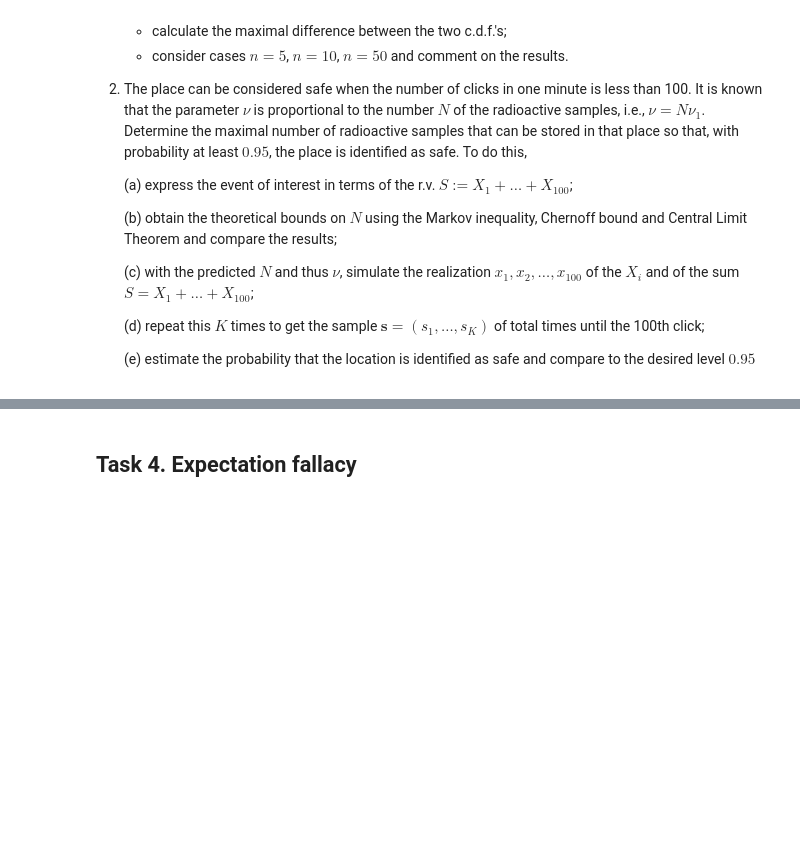
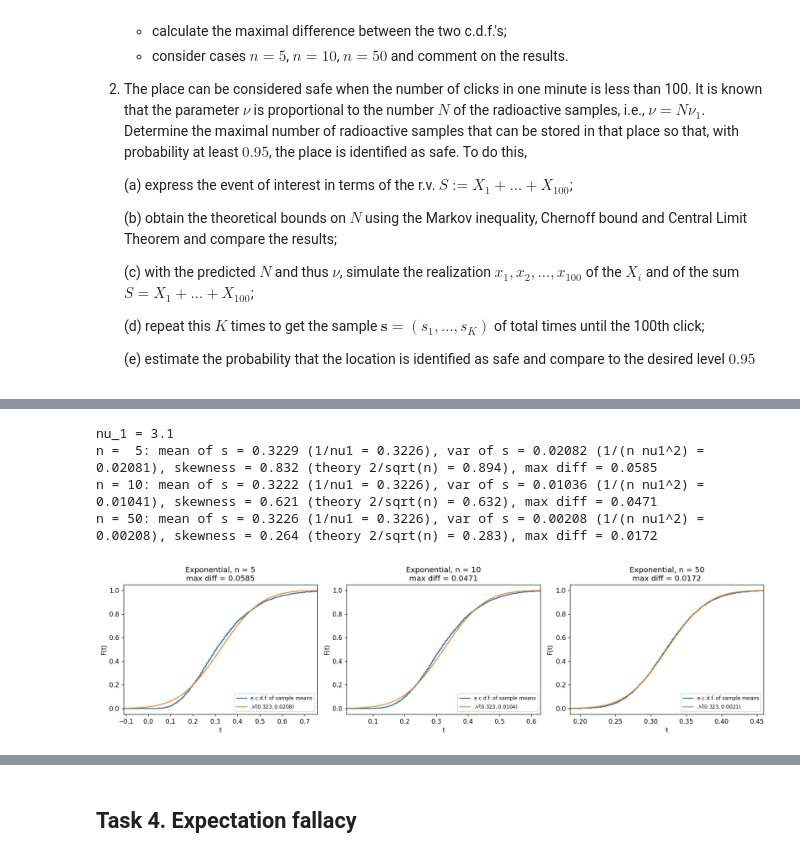
Before and after one commit to dymp1q/probabilitylabN2, a Jupyter notebook: RV-CLT-PS-Lab2.ipynb, the cells around one changed output, grey strips where cells are left out. Saved outputs shown, nothing was run; the diff lists cells and outputs as text; code cells hidden in the pictures; blank space fills up the shorter version.

```diff
--- a/RV-CLT-PS-Lab2.ipynb
+++ b/RV-CLT-PS-Lab2.ipynb
@@ -117,0 +298,20 @@ One of the devices to measure radioactivity level at a given location is the Gei
+# %%
+nu1 = team_id / 10 + 1
+print(f"nu_1 = {nu1}")
+
+fig, axes = plt.subplots(1, 3, figsize=(15, 4))
+for ax, n in zip(axes, [5, 10, 50]):
+    s_means = np.random.exponential(scale=1 / nu1, size=(K, n)).mean(axis=1)
+    m_n, sigma = 1 / nu1, 1 / (nu1 * np.sqrt(n))
+    d = compare_with_normal(s_means, m_n, sigma, ax, f"Exponential, n = {n}")
+    print(f"n = {n:2d}: mean of s = {s_means.mean():.4f} (1/nu1 = {m_n:.4f}), "
+          f"var of s = {s_means.var(ddof=1):.5f} (1/(n nu1^2) = {sigma**2:.5f}), "
+          f"skewness = {stats.skew(s_means):.3f} (theory 2/sqrt(n) = {2 / np.sqrt(n):.3f}), max diff = {d:.4f}")
+plt.tight_layout()
+plt.show()
+# %% [output]
+nu_1 = 3.1
+n =  5: mean of s = 0.3229 (1/nu1 = 0.3226), var of s = 0.02082 (1/(n nu1^2) = 0.02081), skewness = 0.832 (theory 2/sqrt(n) = 0.894), max diff = 0.0585
+n = 10: mean of s = 0.3222 (1/nu1 = 0.3226), var of s = 0.01036 (1/(n nu1^2) = 0.01041), skewness = 0.621 (theory 2/sqrt(n) = 0.632), max diff = 0.0471
+n = 50: mean of s = 0.3226 (1/nu1 = 0.3226), var of s = 0.00208 (1/(n nu1^2) = 0.00208), skewness = 0.264 (theory 2/sqrt(n) = 0.283), max diff = 0.0172
+[figure, added]
```
Also changed, not shown: parts of 17 cells of this notebook.
